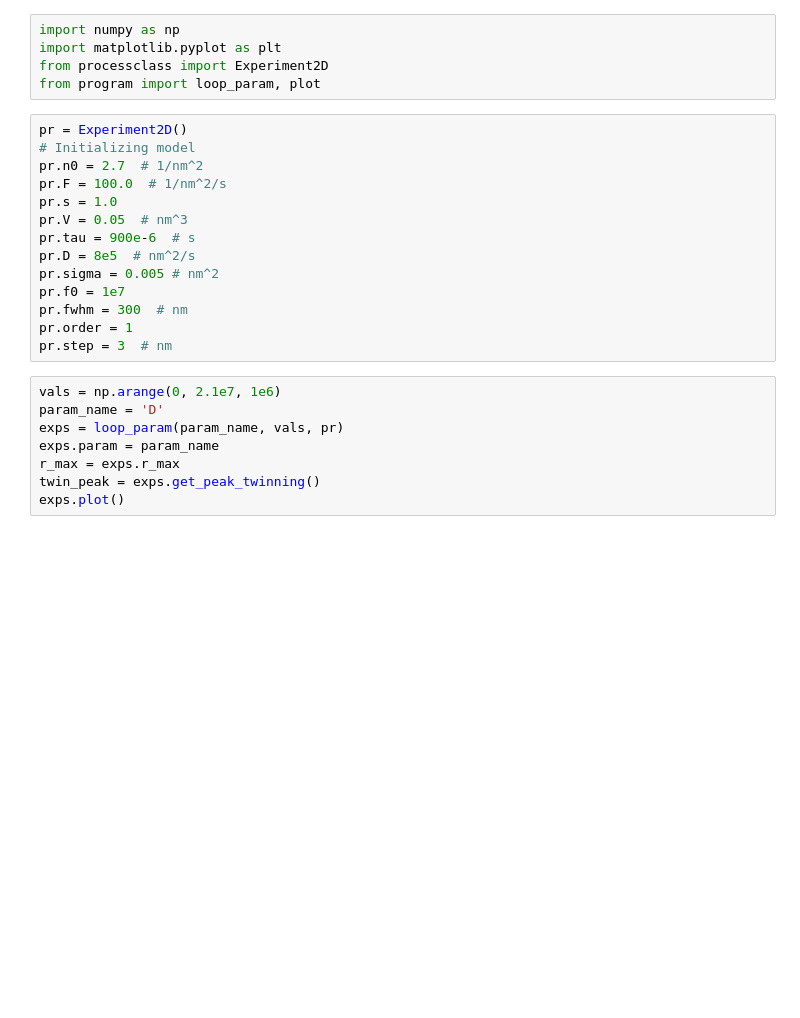
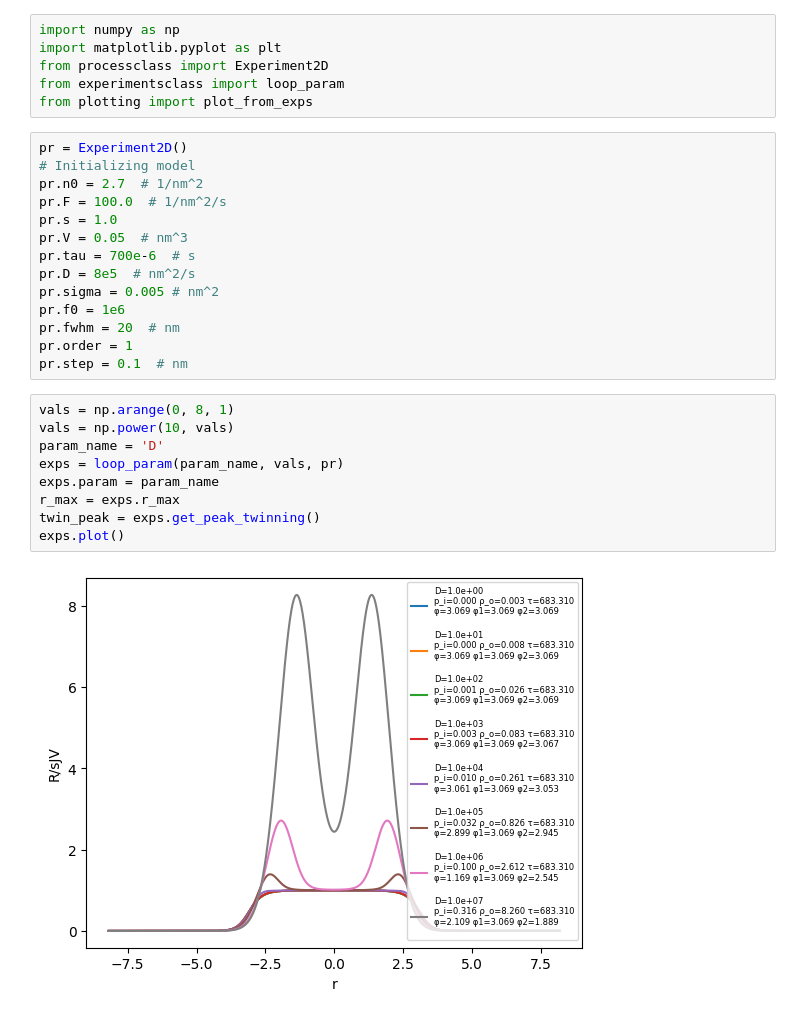
Before and after one commit to MrCheatak/febid_2d, a Jupyter notebook: sandbox/D_scan.ipynb, the cells around one changed output. Saved outputs shown, nothing was run; the diff lists cells and outputs as text; blank space fills up the shorter version.

```diff
--- a/sandbox/D_scan.ipynb
+++ b/sandbox/D_scan.ipynb
@@ -2,7 +2,8 @@
 import numpy as np
 import matplotlib.pyplot as plt
 from processclass import Experiment2D
-from program import loop_param, plot
+from experimentsclass import loop_param
+from plotting import plot_from_exps
 # %%
 pr = Experiment2D()
 # Initializing model
@@ -10,19 +11,22 @@ pr.n0 = 2.7  # 1/nm^2
 pr.F = 100.0  # 1/nm^2/s
 pr.s = 1.0
 pr.V = 0.05  # nm^3
-pr.tau = 900e-6  # s
+pr.tau = 700e-6  # s
 pr.D = 8e5  # nm^2/s
 pr.sigma = 0.005 # nm^2
-pr.f0 = 1e7
-pr.fwhm = 300  # nm
+pr.f0 = 1e6
+pr.fwhm = 20  # nm
 pr.order = 1
-pr.step = 3  # nm
+pr.step = 0.1  # nm
 # %%
-vals = np.arange(0, 2.1e7, 1e6)
+vals = np.arange(0, 8, 1)
+vals = np.power(10, vals)
 param_name = 'D'
 exps = loop_param(param_name, vals, pr)
 exps.param = param_name
 r_max = exps.r_max
 twin_peak = exps.get_peak_twinning()
 exps.plot()
+# %% [output]
+[figure, added]
 # %%
```
Also changed, not shown: parts of 9 cells of this notebook, 10 other files.
